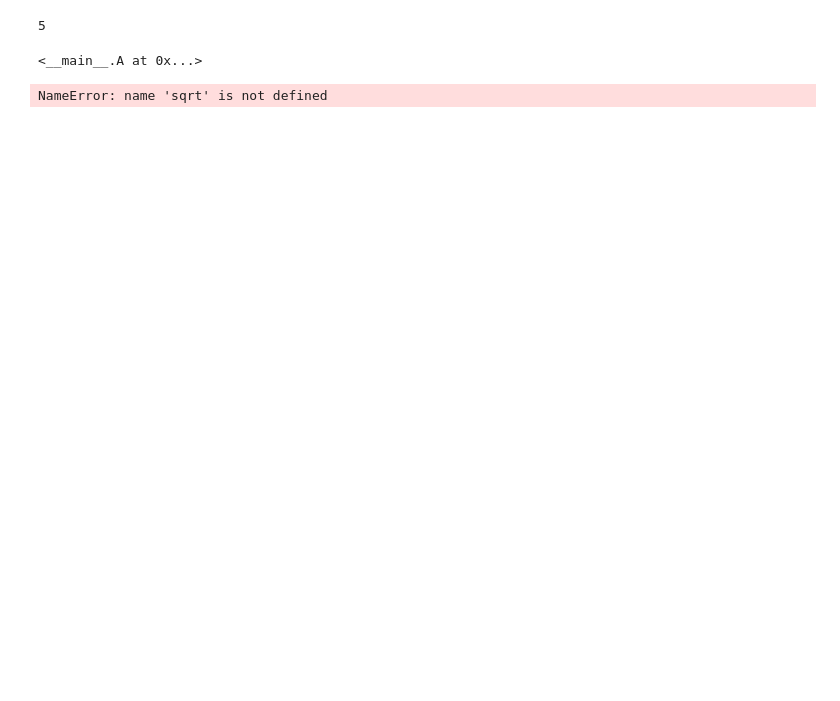
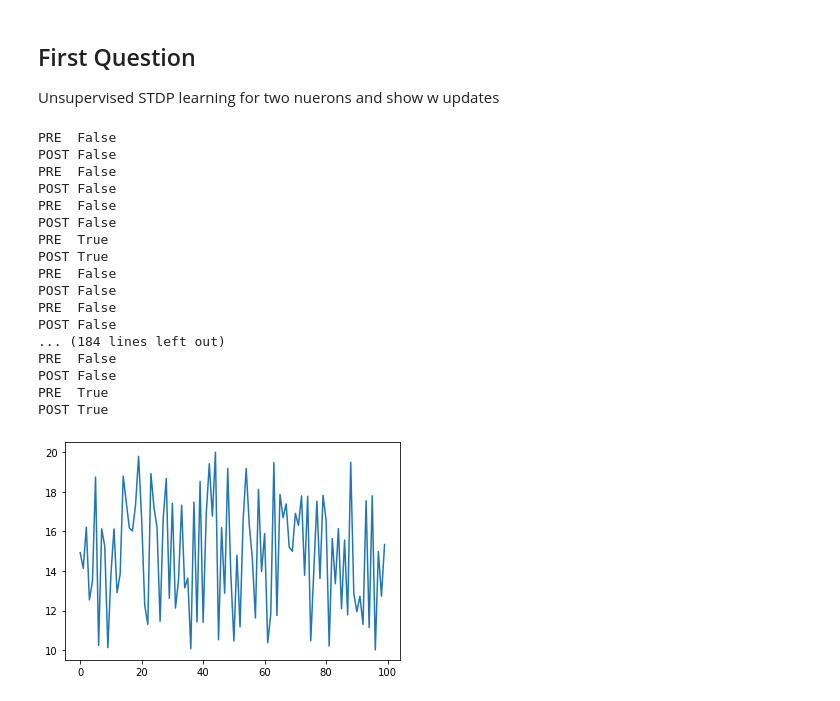
Before and after one commit to realamirhe/awesome-computational-neuro-science, a Jupyter notebook: notebooks/MODEL.v2.ipynb, the cells around one changed output. Saved outputs shown, nothing was run; the diff lists cells and outputs as text; code cells hidden in the pictures; blank space fills up the shorter version.

```diff
--- a/notebooks/MODEL.v2.ipynb
+++ b/notebooks/MODEL.v2.ipynb
@@ -9,6 +6,0 @@ from collections import namedtuple
-# %%
-duration = 10
-delta_t = 0.1
-time_series = np.arange(0, duration, delta_t)
-# neuron.active(t_index) = neuron.u.update(neuron[t_index -1], config)
-I = np.random.random(time_series.shape) * (3.5 - 3) + 3
@@ -118,0 +76,3 @@ class Neuron:
+# %%
+n = lambda x: 5 + np.random.normal(0, 1, 100)
+np.array(np.concatenate((n(9),n(1), n(3))),dtype=[('tau', 'f2'), ('R', 'f2'), ('threshold', 'f2')])
@@ -277,9 +305,23 @@ class A:
-# %%
-A(5)
-# %% [output]
-5
-<__main__.A at 0x...>
-# %%
-sqrt(9)
-# %% [output]
-NameError: name 'sqrt' is not defined
+# %% [markdown]
+## First Question
+Unsupervised STDP learning for two nuerons and show w updates
+# %%
+# TODO: Hard Code dt change this in next session
+dt = 0.1
+lif_config = Configuration.lif_static_config()
+pre = Neuron(lif_config(**{
+                "tau" :5,
+                "resistor": 5,
+                "threshold": -65,
+                "uRest": -70,
+                "dt": dt,
+                "isInhibitory": False
+            }))
+post = Neuron(lif_config(**{
+                "tau" :5,
+                "resistor": 5,
+                "threshold": -65,
+                "uRest": -70,
+                "dt": dt,
+                "isInhibitory": False
+            }))
@@ -285,0 +355,29 @@ NameError: name 'sqrt' is not defined
+# %%
+w = 10 # 2/2*0.1 J0/NP
+duration = 10
+time_series = np.arange(0, duration, dt)
+# TODO: will config best looking stabe I
+I = (np.ones_like(time_series)+np.random.random(time_series.shape)) * 10
+plt.plot(I)
+for current in I:
+    print('PRE ', pre.integrate(current)[1])
+    print('POST', post.integrate(current)[1])
+# %% [output]
+PRE  False
+POST False
+PRE  False
+POST False
+PRE  False
+POST False
+PRE  True
+POST True
+PRE  False
+POST False
+PRE  False
+POST False
+... (184 lines left out)
+PRE  False
+POST False
+PRE  True
+POST True
+[figure, added]
```
Also changed, not shown: parts of 28 cells of this notebook.
